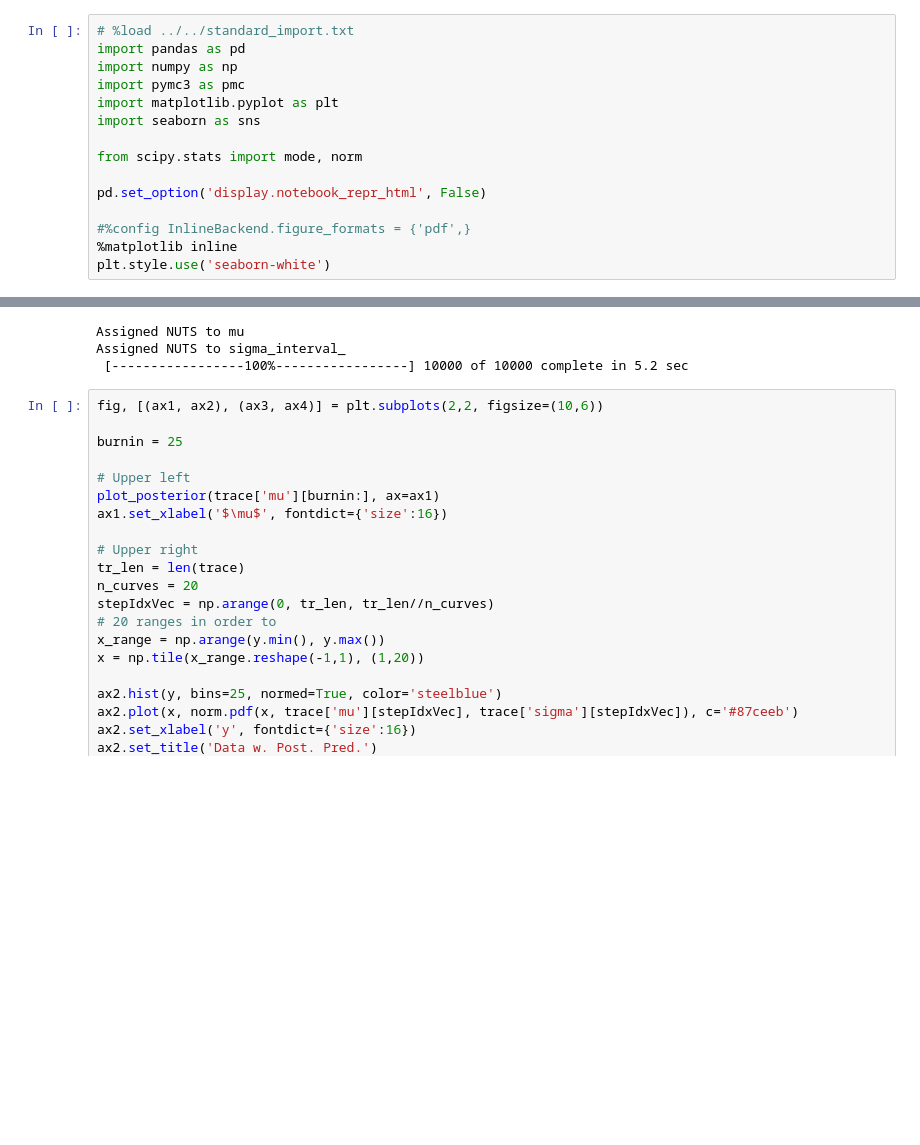
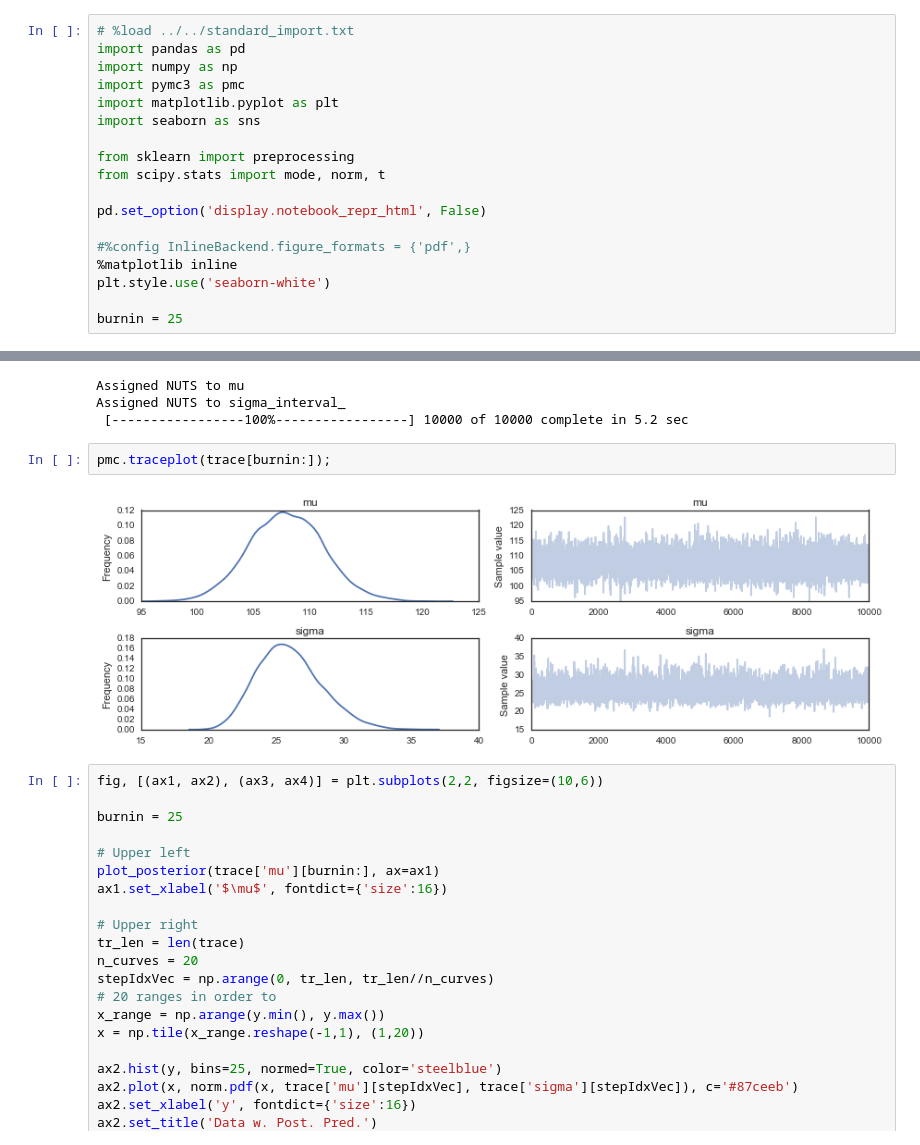
Before and after one commit to JWarmenhoven/DBDA-python, a Jupyter notebook: Notebooks/Chapter 16.ipynb, the cells around one changed output, grey strips where cells are left out. Saved outputs shown, nothing was run; the diff lists cells and outputs as text; blank space fills up the shorter version.

```diff
--- a/Notebooks/Chapter 16.ipynb
+++ b/Notebooks/Chapter 16.ipynb
@@ -11,13 +12,16 @@ import pymc3 as pmc
 import matplotlib.pyplot as plt
 import seaborn as sns
 
-from scipy.stats import mode, norm
+from sklearn import preprocessing
+from scipy.stats import mode, norm, t
 
 pd.set_option('display.notebook_repr_html', False)
 
 #%config InlineBackend.figure_formats = {'pdf',}
 %matplotlib inline
 plt.style.use('seaborn-white')
+
+burnin = 25
 # %%
 # Below function takes an array as input.
 
@@ -115,6 +121,10 @@ with model:
 Assigned NUTS to mu
 Assigned NUTS to sigma_interval_
  [-----------------100%-----------------] 10000 of 10000 complete in 5.2 sec
+# %%
+pmc.traceplot(trace[burnin:]);
+# %% [output]
+[figure, added]
 # %%
 fig, [(ax1, ax2), (ax3, ax4)] = plt.subplots(2,2, figsize=(10,6))
 
```
Also changed, not shown: parts of 15 cells of this notebook.
